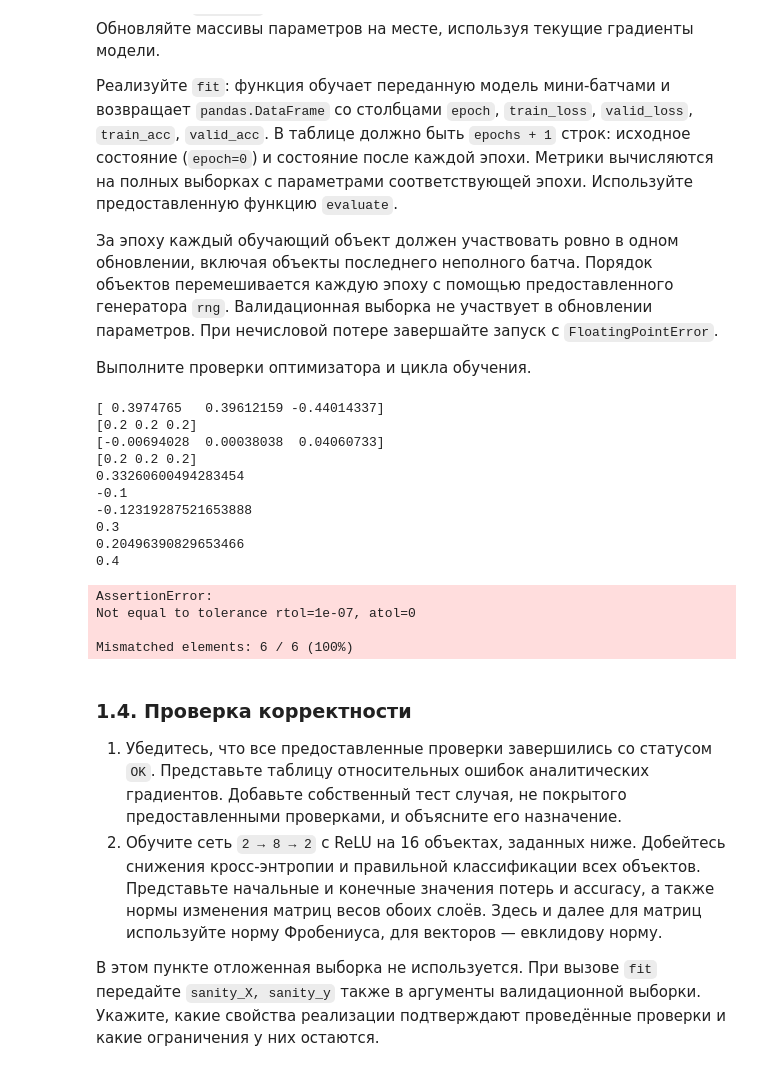
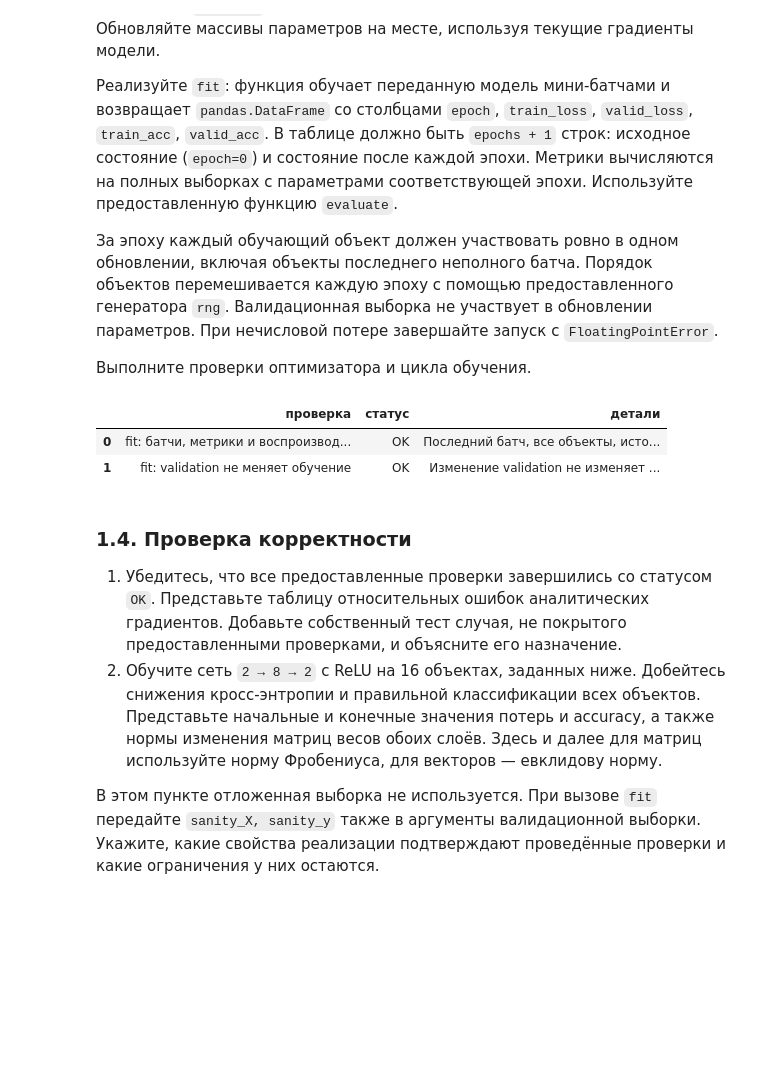
Before and after one commit to Abrackadabrr/machine_learning_practice, a Jupyter notebook: hometask/autumn_semester/task_2/hw2_neural_networks_student.ipynb, the cells around one changed output. Saved outputs shown, nothing was run; the diff lists cells and outputs as text; code cells hidden in the pictures; blank space fills up the shorter version.

```diff
--- a/hometask/autumn_semester/task_2/hw2_neural_networks_student.ipynb
+++ b/hometask/autumn_semester/task_2/hw2_neural_networks_student.ipynb
@@ -656,26 +689,15 @@ def fit(
 # %%
 checks_13 = run_checks(
     {
-        "SGD: один шаг": check_sgd,
-        # "fit: батчи, метрики и воспроизводимость": check_fit,
-        # "fit: validation не меняет обучение": check_validation_isolation,
+        # "SGD: один шаг": check_sgd,
+        "fit: батчи, метрики и воспроизводимость": check_fit,
+        "fit: validation не меняет обучение": check_validation_isolation,
     }
 )
 # %% [output]
-[ 0.3974765   0.39612159 -0.44014337]
-[0.2 0.2 0.2]
-[-0.00694028  0.00038038  0.04060733]
-[0.2 0.2 0.2]
-0.33260600494283454
--0.1
--0.12319287521653888
-0.3
-0.20496390829653466
-0.4
-AssertionError:
-Not equal to tolerance rtol=1e-07, atol=0
-
-Mismatched elements: 6 / 6 (100%)
+|  | проверка | статус | детали |
+| 0 | fit: батчи, метрики и воспроизвод... | OK | Последний батч, все объекты, исто... |
+| 1 | fit: validation не меняет обучение | OK | Изменение validation не изменяет ... |
 # %% [markdown]
 ### 1.4. Проверка корректности
 
```
Also changed, not shown: parts of 1 cell of this notebook.
